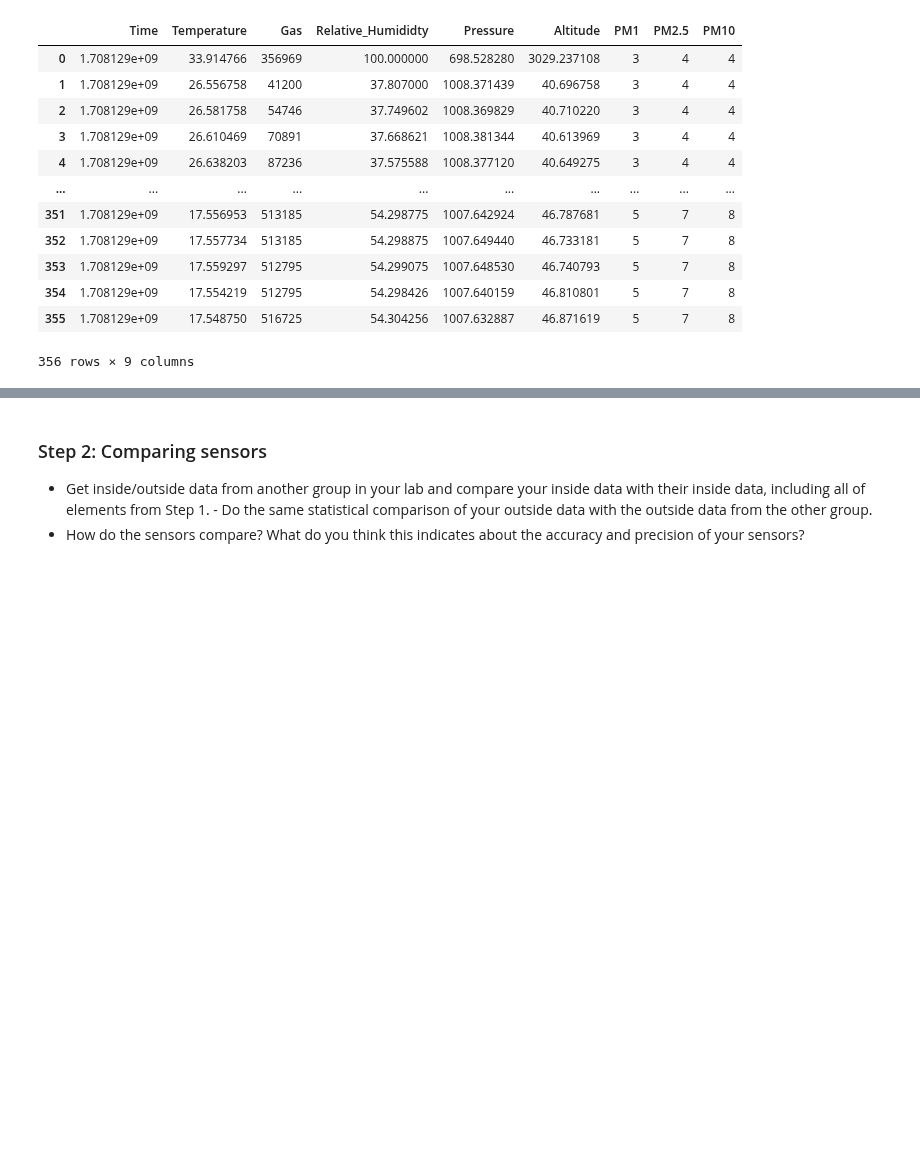
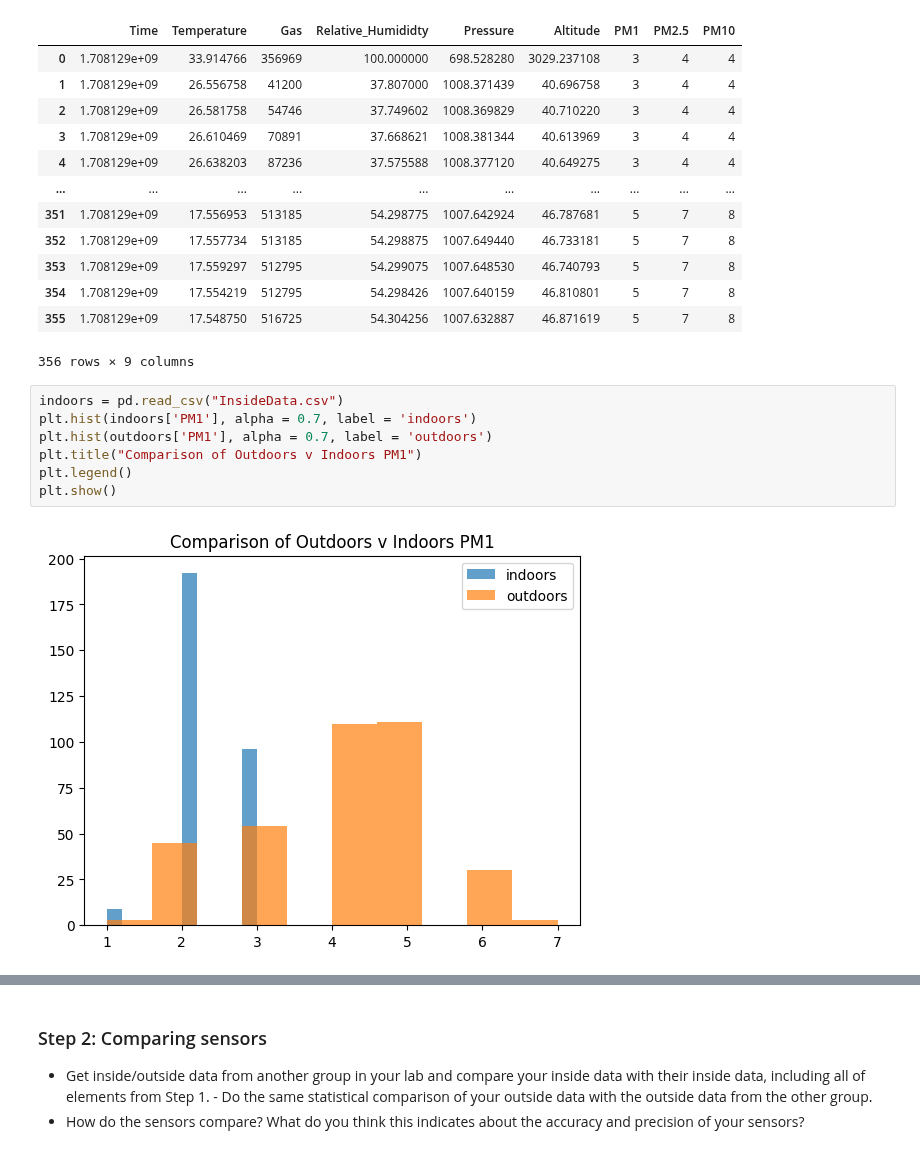
Before and after one commit to Gish-Sky/E11_LabWork, a Jupyter notebook: Lab-Activity-Week-6.ipynb, the cells around one changed output, grey strips where cells are left out. Drawn from its saved outputs; the diff is of its cells as text; blank space fills up the shorter version.

Commit message:
added histographs to display data

```diff
--- a/Lab-Activity-Week-6.ipynb
+++ b/Lab-Activity-Week-6.ipynb
@@ -43,3 +36,12 @@ outdoors
 | 354 | 1.708129e+09 | 17.554219 | 512795 | 54.298426 | 1007.640159 | 46.810801 | 5 | 7 | 8 |
 | 355 | 1.708129e+09 | 17.548750 | 516725 | 54.304256 | 1007.632887 | 46.871619 | 5 | 7 | 8 |
 356 rows × 9 columns
+# %%
+indoors = pd.read_csv("InsideData.csv")
+plt.hist(indoors['PM1'], alpha = 0.7, label = 'indoors')
+plt.hist(outdoors['PM1'], alpha = 0.7, label = 'outdoors')
+plt.title("Comparison of Outdoors v Indoors PM1")
+plt.legend()
+plt.show()
+# %% [output]
+[figure, added]
```
Also changed, not shown: parts of 3 cells of this notebook.
